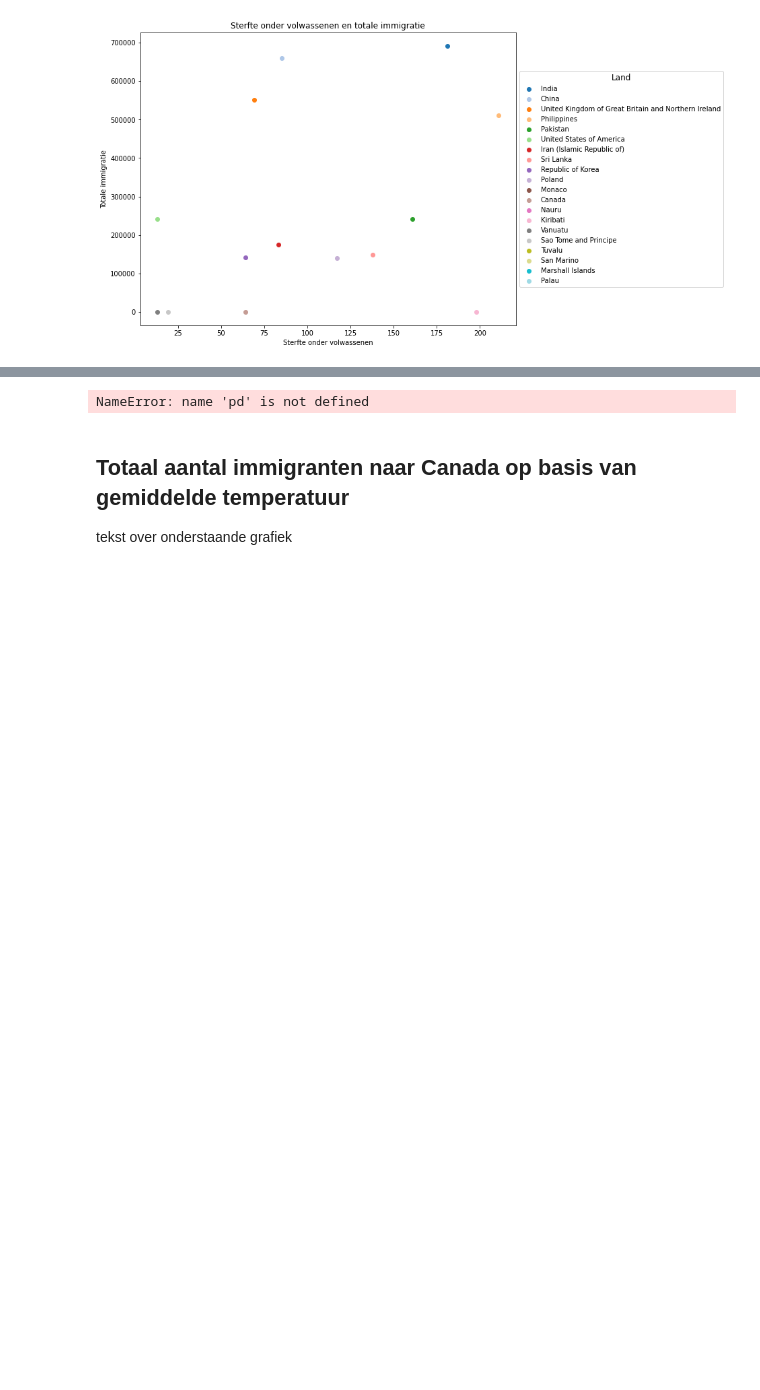
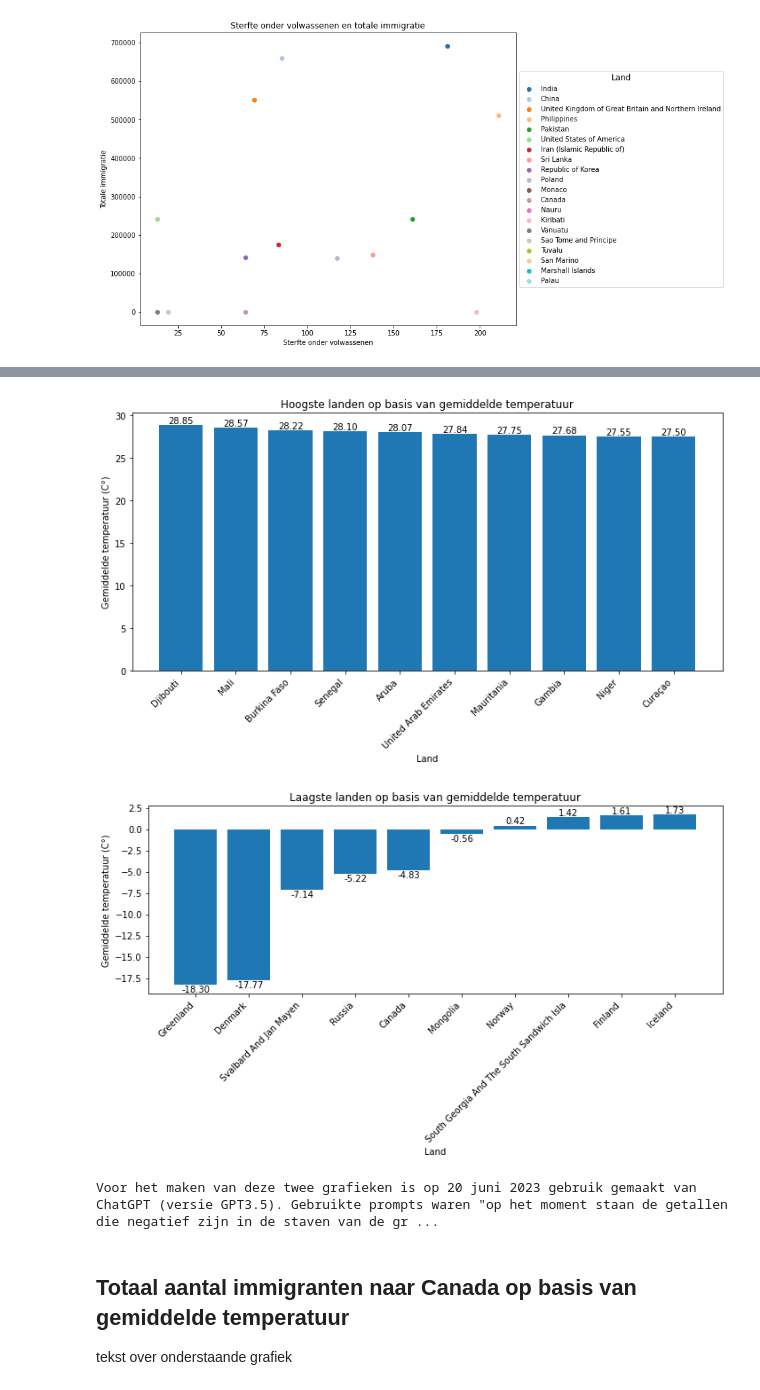
Before and after one commit to mitchell-2/IV, a Jupyter notebook: docs/notebook.ipynb, the cells around one changed output, grey strips where cells are left out. Drawn from its saved outputs; the diff is of its cells as text; code cells hidden in the pictures; blank space fills up the shorter version.

```diff
--- a/docs/notebook.ipynb
+++ b/docs/notebook.ipynb
@@ -215,14 +225,11 @@ gem_temp_landen = gefilterd.groupby('Country')['AverageTemperature'].mean()
 # selecteert de hoogste 10 landen op basis van gemiddelde temp
 hoogste_10_landen_gemtemp = gem_temp_landen.nlargest(10)
 
-# maakt een lijst met namen die max 25 karakters lang is
-afgekorte_landen_hoogste_10 = [land[:25] for land in hoogste_10_landen_gemtemp.index]
-
 # verandert de grootte van de plot
 figuur, assen = plt.subplots(figsize=(10, 6))
 
-# maakt de bar plot aan met de afgekorte landnamen
-bar_plot = assen.bar(afgekorte_landen_hoogste_10, hoogste_10_landen_gemtemp.values)
+# maakt de bar plot aan met de data van hoogste_10_landen_gemtemp
+bar_plot = assen.bar(hoogste_10_landen_gemtemp.index, hoogste_10_landen_gemtemp.values)
 
 # voegt labels toe aan de plot
 assen.set_xlabel('Land')
@@ -231,11 +238,11 @@ assen.set_ylabel('Gemiddelde temperatuur (C\N{DEGREE SIGN})')
 # voegt een titel toe aan de plot
 assen.set_title('Hoogste landen op basis van gemiddelde temperatuur')
 
-# geeft  tick posities aan
+# Geeft de tick posities aan (anders kregen we een error)
 assen.set_xticks(range(len(hoogste_10_landen_gemtemp.index)))
 
 # draait de x-as labels 45 graden
-assen.set_xticklabels(afgekorte_landen_hoogste_10, rotation=45, ha='right')
+assen.set_xticklabels(hoogste_10_landen_gemtemp.index, rotation=45, ha='right')
 
 # voegt de temperaturen van de landen toe boven aan de positieve staven en onder negatieve
 for rect in bar_plot:
@@ -245,9 +252,6 @@ for rect in bar_plot:
     else:
         assen.text(rect.get_x() + rect.get_width() / 2, height, f'{height:.2f}', ha='center', va='top')
 
-tekst = "20 juni, 2023. ChatGPT (GPT3.5) gebruikt voor het maken van deze grafiek."
-assen.text(0.5, -0.15, tekst, ha='center', va='center', transform=assen.transAxes, fontsize=10)
-
 # laat de plot zien
 plt.tight_layout()
 plt.show()
@@ -255,44 +259,42 @@ plt.show()
 # selecteert de laagste 10 landen op basis van gemiddelde temp
 laagste_10_landen_gemtemp = gem_temp_landen.nsmallest(10)
 
-# maakt een lijst met namen die max 25 karakters lang is
-afgekorte_landen_laagste_10 = [land[:25] for land in laagste_10_landen_gemtemp.index]
-
 # verandert de grootte van de plot
 figuur, assen = plt.subplots(figsize=(10, 6))
 
-# maakt de bar plot aan met de afgekorte landnamen
-bar_plot = assen.bar(afgekorte_landen_laagste_10, laagste_10_landen_gemtemp.values)
+# maakt de bar plot aan met de data van laagste_10_landen_gemtemp
+bar_plot = assen.bar(laagste_10_landen_gemtemp.index, laagste_10_landen_gemtemp.values)
 
 # voegt labels toe aan de plot
 assen.set_xlabel('Land')
 assen.set_ylabel('Gemiddelde temperatuur (C\N{DEGREE SIGN})')
 
 # voegt een titel toe aan de plot
 assen.set_title('Laagste landen op basis van gemiddelde temperatuur')
 
-# geeft tick posities aan
+# Geeft de tick posities aan (anders kregen we een error)
 assen.set_xticks(range(len(laagste_10_landen_gemtemp.index)))
 
 # draait de x-as labels 45 graden
-assen.set_xticklabels(afgekorte_landen_laagste_10, rotation=45, ha='right')
+assen.set_xticklabels(laagste_10_landen_gemtemp.index, rotation=45, ha='right')
 
 # voegt de temperaturen van de landen toe boven aan de staven
 for rect in bar_plot:
     height = rect.get_height()
     if height >= 0:
         assen.text(rect.get_x() + rect.get_width() / 2, height, f'{height:.2f}', ha='center', va='bottom')
     else:
         assen.text(rect.get_x() + rect.get_width() / 2, height, f'{height:.2f}', ha='center', va='top')
 
-tekst = "20 juni, 2023. ChatGPT (GPT3.5) gebruikt voor het maken van deze grafiek."
-assen.text(0.5, -0.15, tekst, ha='center', va='center', transform=assen.transAxes, fontsize=10)
-
 # laat de plot zien
 plt.tight_layout()
 plt.show()
+
+print('Voor het maken van deze twee grafieken is op 20 juni 2023 gebruik gemaakt van ChatGPT (versie GPT3.5). Gebruikte prompts waren "op het moment staan de getallen die negatief zijn in de staven van de grafiek terwijl de temperatuur getallen juist onder aan de staven moet staan." en "in deze grafiek zijn er 3 staven die wel een positieve temperatuur hebben dus hier moet de temperatuur juist boven de staaf staan."')
 # %% [output]
+[figure, added]
+[figure, added]
-NameError: name 'pd' is not defined
+Voor het maken van deze twee grafieken is op 20 juni 2023 gebruik gemaakt van ChatGPT (versie GPT3.5). Gebruikte prompts waren "op het moment staan de getallen die negatief zijn in de staven van de gr ...
 # %% [markdown]
 ## Totaal aantal immigranten naar Canada op basis van gemiddelde temperatuur
 
```
Also changed, not shown: parts of 10 cells of this notebook, 18 other files.
